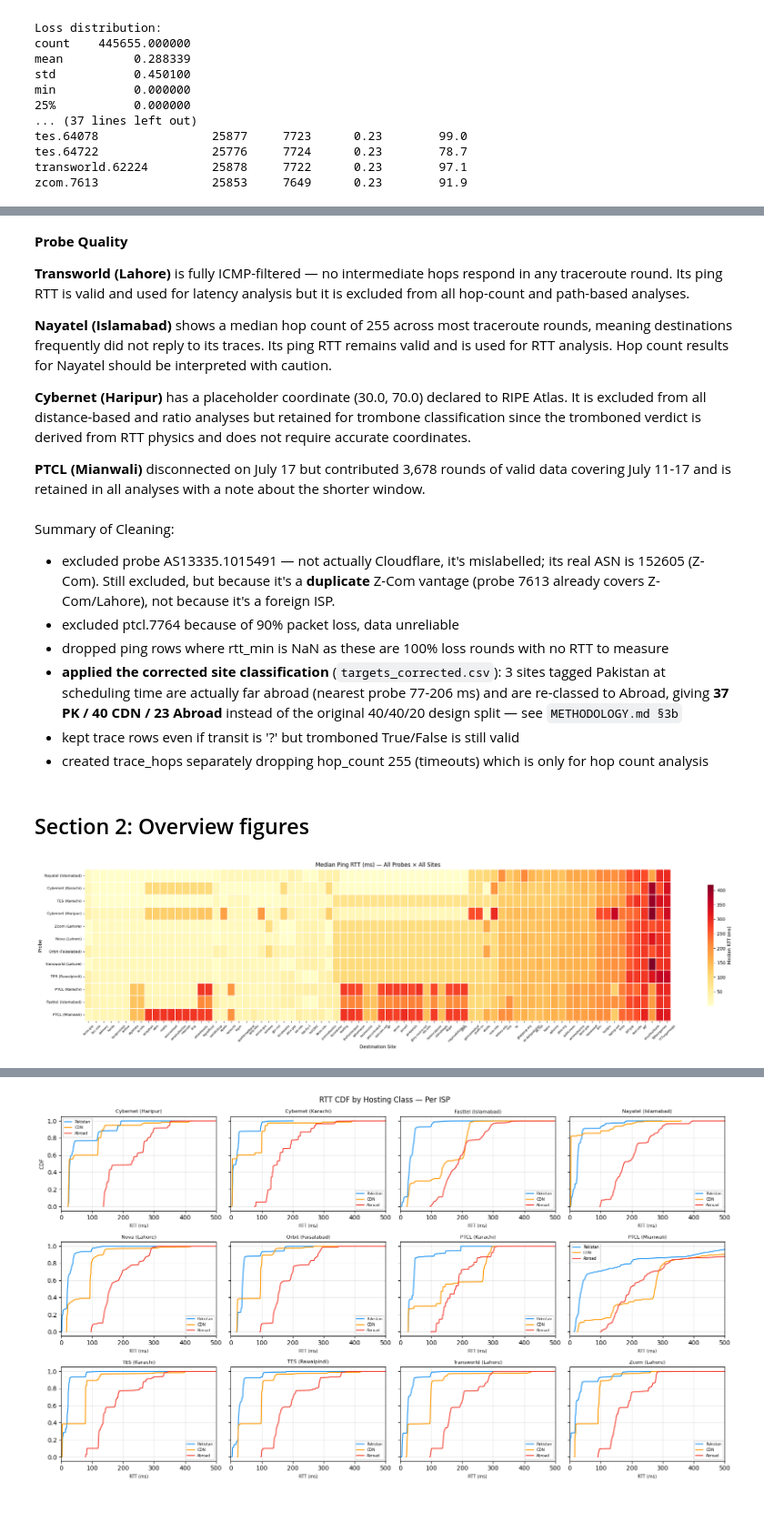
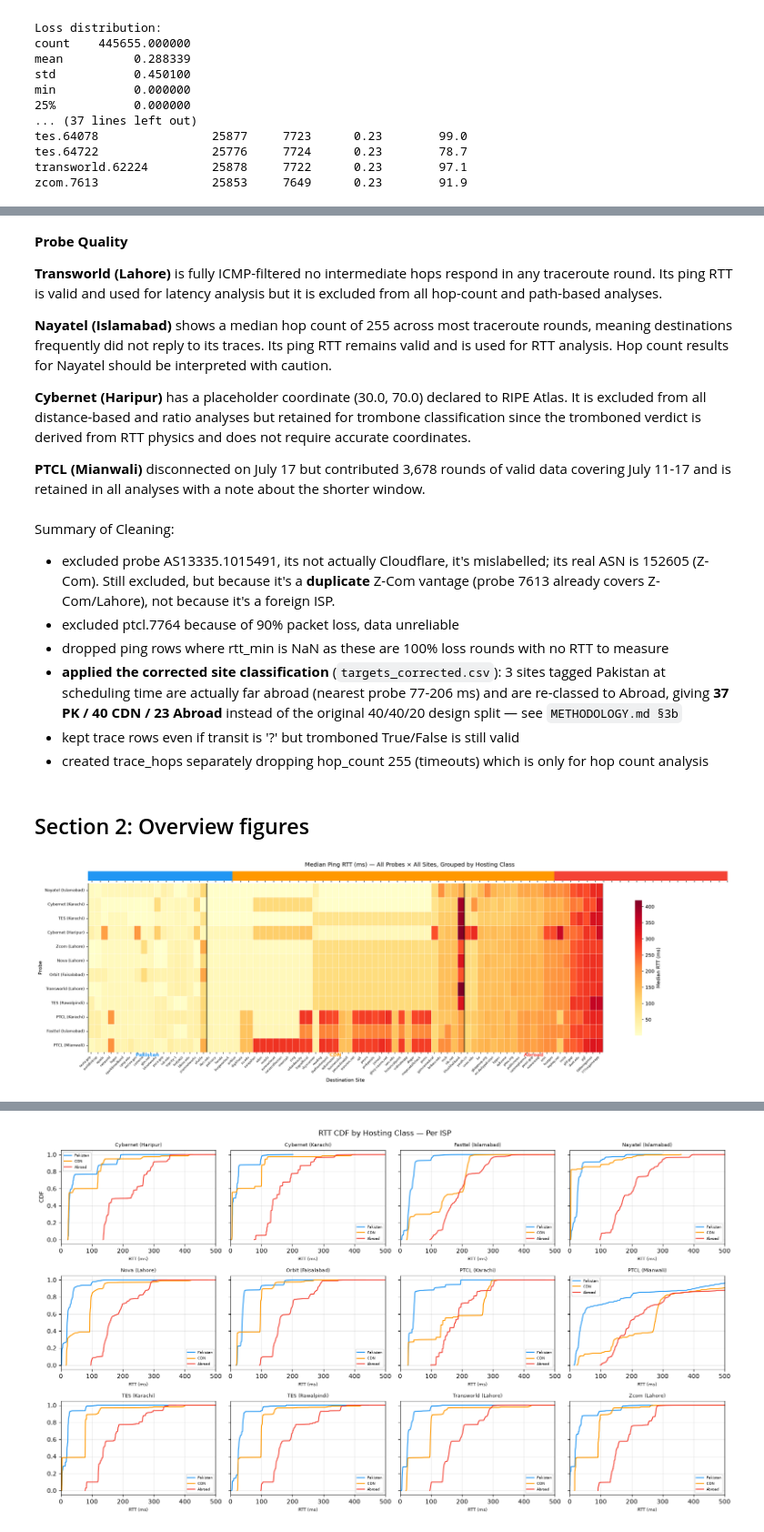
Before and after one commit to msaqib/pkinternet, a Jupyter notebook: experiments/07_longitudinal_panel/analysis/exp07_analysis.ipynb, the cells around one changed output, grey strips where cells are left out. Shown at 91% size. Saved outputs shown, nothing was run; the diff lists cells and outputs as text; code cells hidden in the pictures; blank space fills up the shorter version.

```diff
--- a/experiments/07_longitudinal_panel/analysis/exp07_analysis.ipynb
+++ b/experiments/07_longitudinal_panel/analysis/exp07_analysis.ipynb
@@ -221,7 +218,7 @@ Zcom (Lahore)               16656         0         10.0
 # %% [markdown]
 **Probe Quality**
 
-**Transworld (Lahore)** is fully ICMP-filtered — no intermediate hops respond in any traceroute round. Its ping RTT is valid and used for latency analysis but it is excluded from all hop-count and path-based analyses.
+**Transworld (Lahore)** is fully ICMP-filtered no intermediate hops respond in any traceroute round. Its ping RTT is valid and used for latency analysis but it is excluded from all hop-count and path-based analyses.
 
 **Nayatel (Islamabad)** shows a median hop count of 255 across most traceroute rounds, meaning destinations frequently did not reply to its traces. Its ping RTT remains valid and is used for RTT analysis. Hop count results for Nayatel should be interpreted with caution.
 
@@ -230,7 +227,7 @@ Zcom (Lahore)               16656         0         10.0
 **PTCL (Mianwali)** disconnected on July 17 but contributed 3,678 rounds of valid data covering July 11-17 and is retained in all analyses with a note about the shorter window.
 # %% [markdown]
 Summary of Cleaning:
-- excluded probe AS13335.1015491 — not actually Cloudflare, it's mislabelled; its real ASN is 152605 (Z-Com). Still excluded, but because it's a **duplicate** Z-Com vantage (probe 7613 already covers Z-Com/Lahore), not because it's a foreign ISP.
+- excluded probe AS13335.1015491, its not actually Cloudflare, it's mislabelled; its real ASN is 152605 (Z-Com). Still excluded, but because it's a **duplicate** Z-Com vantage (probe 7613 already covers Z-Com/Lahore), not because it's a foreign ISP.
 - excluded ptcl.7764 because of 90% packet loss, data unreliable
 - dropped ping rows where rtt_min is NaN as these are 100% loss rounds with no RTT to measure
 - **applied the corrected site classification** (`targets_corrected.csv`): 3 sites tagged Pakistan at scheduling time are actually far abroad (nearest probe 77-206 ms) and are re-classed to Abroad, giving **37 PK / 40 CDN / 23 Abroad** instead of the original 40/40/20 design split — see `METHODOLOGY.md §3b`
@@ -239,39 +236,74 @@ Summary of Cleaning:
 # %% [markdown]
 ## Section 2: Overview figures
 # %%
-# ── RTT Heatmap — All Hosting Classes ────────────────────────────────────────
+# ── RTT Heatmap — All Hosting Classes (grouped + labeled by hosting class) ───
 
 pivot_all = (
     ping_clean
     .groupby(['probe_label', 'target'])['rtt_min']
     .median()
     .unstack('target')
 )
 
 # order probes by overall median RTT
 probe_order = pivot_all.median(axis=1).sort_values().index
-site_order  = pivot_all.median(axis=0).sort_values().index
-pivot_all   = pivot_all.loc[probe_order, site_order]
+
+# group columns by hosting class (Pakistan / CDN / Abroad), sorted by RTT within each group
+site_cls = ping_clean.drop_duplicates('target').set_index('target')['cls']
+CLASS_ORDER = ['Pakistan', 'CDN', 'Abroad']
+site_order, group_bounds, pos = [], [], 0
+for cls_name in CLASS_ORDER:
+    cols = [c for c in pivot_all.columns if site_cls.get(c) == cls_name]
+    cols_sorted = pivot_all[cols].median(axis=0).sort_values().index.tolist()
+    site_order += cols_sorted
+    group_bounds.append((pos, pos + len(cols_sorted), cls_name))
+    pos += len(cols_sorted)
+
+pivot_all = pivot_all.loc[probe_order, site_order]
 
 # shorten site names
-pivot_all.columns = [c.replace('.com.pk','').replace('.gov.pk','')
-                      .replace('.pk','').replace('.com','')
-                      for c in pivot_all.columns]
+short_names = [c.replace('.com.pk','').replace('.gov.pk','')
+                .replace('.pk','').replace('.com','')
+                for c in pivot_all.columns]
 
-fig, ax = plt.subplots(figsize=(24, 6))
+import matplotlib.colors as mcolors
+cls_colors = {'Pakistan': '#2196F3', 'CDN': '#FF9800', 'Abroad': '#F44336'}
+strip_rgb = np.array([mcolors.to_rgb(cls_colors[site_cls[c]]) for c in pivot_all.columns]).reshape(1, -1, 3)
+
+fig, (ax_strip, ax) = plt.subplots(
+    2, 1, figsize=(24, 6.8), sharex=True,
+    gridspec_kw={'height_ratios': [1, 18], 'hspace': 0.03}
+)
+
+# thin color strip marking each column's hosting class
+ax_strip.imshow(strip_rgb, aspect='auto', interpolation='nearest')
+ax_strip.set_yticks([]); ax_strip.set_xticks([])
+for spine in ax_strip.spines.values():
+    spine.set_visible(False)
+
 sns.heatmap(
     pivot_all, ax=ax, cmap='YlOrRd',
     linewidths=0.3, linecolor='white',
     cbar_kws={'label': 'Median RTT (ms)', 'shrink': 0.8},
     annot=False
 )
-ax.set_title('Median Ping RTT (ms) — All Probes × All Sites', fontsize=12)
+
+# divider lines + labels between hosting-class groups
+for start, end, cls_name in group_bounds:
+    ax.axvline(start, color='black', linewidth=1.3)
+    ax.text((start + end) / 2, -0.03, cls_name, ha='center', va='bottom',
+            fontsize=10, fontweight='bold', color=cls_colors[cls_name],
+            transform=ax.get_xaxis_transform())
+ax.axvline(len(site_order), color='black', linewidth=1.3)
+
+ax.set_xticklabels(short_names, rotation=45, ha='right', fontsize=6)
+ax_strip.set_title('Median Ping RTT (ms) — All Probes × All Sites, Grouped by Hosting Class', fontsize=12, pad=10)
 ax.set_xlabel('Destination Site')
 ax.set_ylabel('Probe')
-ax.tick_params(axis='x', rotation=45, labelsize=6)
 ax.tick_params(axis='y', rotation=0, labelsize=8)
+
 plt.tight_layout()
 plt.savefig('figures/fig_rtt_heatmap_all.pdf', bbox_inches='tight')
 plt.show()
 # %% [output]
-[figure, old version]
+[figure, new version]
```
Also changed, not shown: parts of 38 cells of this notebook, 21 other files.
